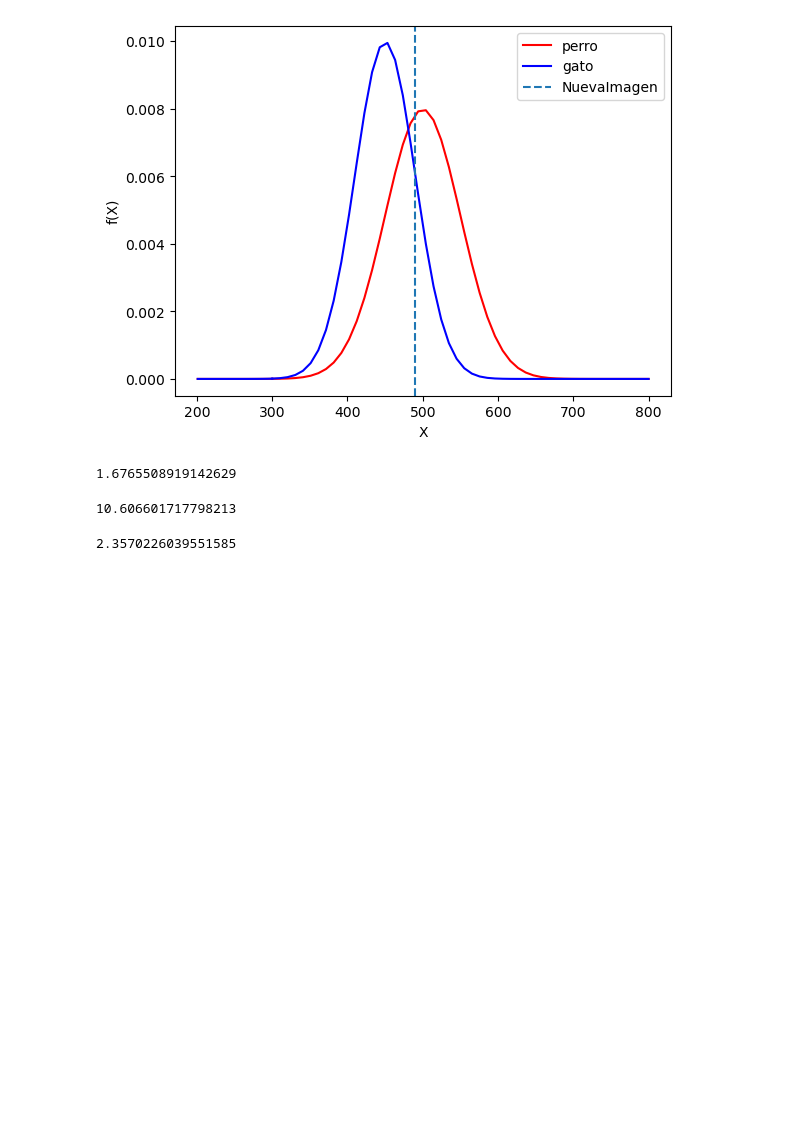
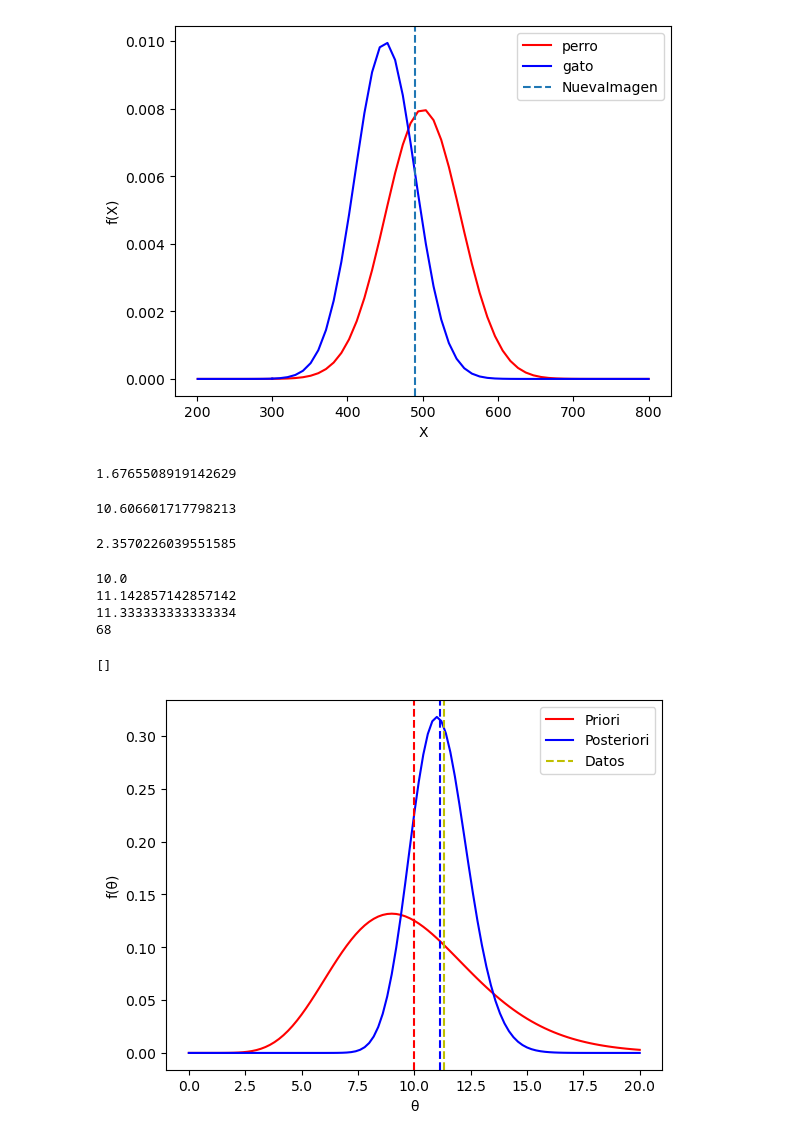
Before and after one commit to juanpsch/CEIA_ProbayEstadistica, a Jupyter notebook: TPs/Examen.ipynb, the cells around one changed output. Cells and saved outputs as stored; diff of their text form; code cells hidden in the pictures; blank space fills up the shorter version.

```diff
--- a/TPs/Examen.ipynb
+++ b/TPs/Examen.ipynb
@@ -49,3 +51,47 @@ np.sqrt(50)*1.5
 (6.5-6)/(1.5/np.sqrt(50))
 # %% [output]
 2.3570226039551585
+# %%
+
+
+datos = np.array([20, 5, 6, 30, 2, 5])
+
+n = len(datos)
+media_datos = datos.mean()
+sum_datos = datos.sum()
+
+a1, b1 = 10, 1
+a2, b2 = sum_datos + a1, n + b1
+media1 = a1/b1
+media2 = a2/b2
+
+print(media1)
+print(media2)
+print(media_datos)
+print(sum_datos)
+
+pois_datos = poisson(media_datos)
+priori = gamma(a=a1,scale=1/b1)
+posteriori = gamma(a=a2,scale=1/b2)
+X = np.linspace(0, 20, 101)
+plt.plot(X, priori.pdf(X), color='r', label='Priori')
+plt.plot(X, posteriori.pdf(X), color='b', label='Posteriori')
+# plt.bar(X, pois_datos.pmf(X), color='y', label='pois_datos')
+# plt.bar(datos, 1, color='y', label='Datos')
+plt.axvline(media1, color='r', linestyle='--')
+plt.axvline(media2, color='b', linestyle='--')
+plt.axvline(media_datos, color='y', linestyle='--', label='Datos')
+
+handles, labels = plt.gca().get_legend_handles_labels()
+by_label = dict(zip(labels, handles))
+plt.legend(by_label.values(), by_label.keys())
+plt.xlabel("θ")
+plt.ylabel("f(θ)")
+plt.plot()
+# %% [output]
+10.0
+11.142857142857142
+11.333333333333334
+68
+[]
+[figure, added]
```
Also changed, not shown: parts of 8 cells of this notebook, 2 other files.
